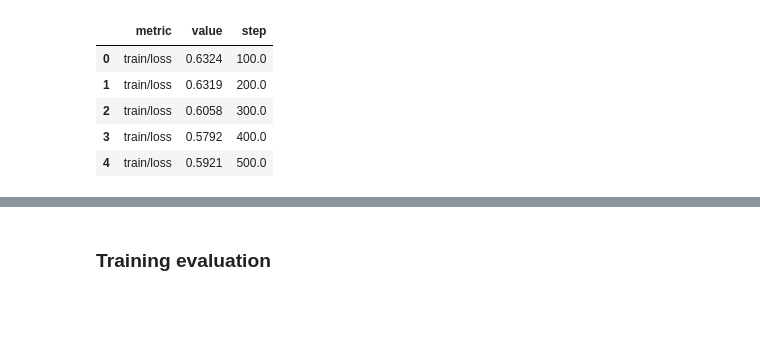
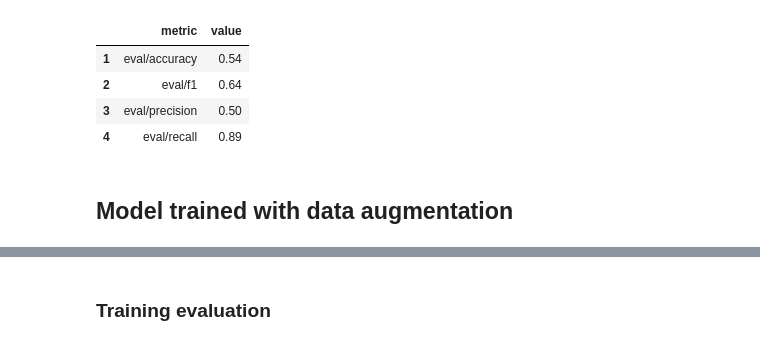
Before and after one commit to agusriscos/verifiable-phrase-detection, a Jupyter notebook: notebooks/evaluation.ipynb, the cells around one changed output, grey strips where cells are left out. Cells and saved outputs as stored; diff of their text form; code cells hidden in the pictures; blank space fills up the shorter version.

```diff
--- a/notebooks/evaluation.ipynb
+++ b/notebooks/evaluation.ipynb
@@ -6,0 +9,3 @@ import plotly.express as px
+# %%
+train_logs_df = pd.read_csv("/home/agusriscos/verifiable-phrase-detection/data/original/train-metrics.csv")
+test_logs_df = pd.read_csv("/home/agusriscos/verifiable-phrase-detection/data/original/test-metrics.csv")
@@ -7 +23,14 @@ import plotly.express as px
+# %%
+test_logs_df = test_logs_df.loc[1:4, ["metric", "value"]]
+test_logs_df['value'] = test_logs_df['value'].apply(lambda x: round(x, 2))
+# %%
+test_logs_df
+# %% [output]
+|  | metric | value |
+| 1 | eval/accuracy | 0.54 |
+| 2 | eval/f1 | 0.64 |
+| 3 | eval/precision | 0.50 |
+| 4 | eval/recall | 0.89 |
+# %% [markdown]
+## Model trained with data augmentation
 # %%
@@ -10,9 +38,0 @@ test_logs_df = pd.read_csv("./data/test-logs-dataframe/training_metrics.csv")
-# %%
-train_logs_df.head()
-# %% [output]
-|  | metric | value | step |
-| 0 | train/loss | 0.6324 | 100.0 |
-| 1 | train/loss | 0.6319 | 200.0 |
-| 2 | train/loss | 0.6058 | 300.0 |
-| 3 | train/loss | 0.5792 | 400.0 |
-| 4 | train/loss | 0.5921 | 500.0 |
```
Also changed, not shown: parts of 11 cells of this notebook, 14 other files.
